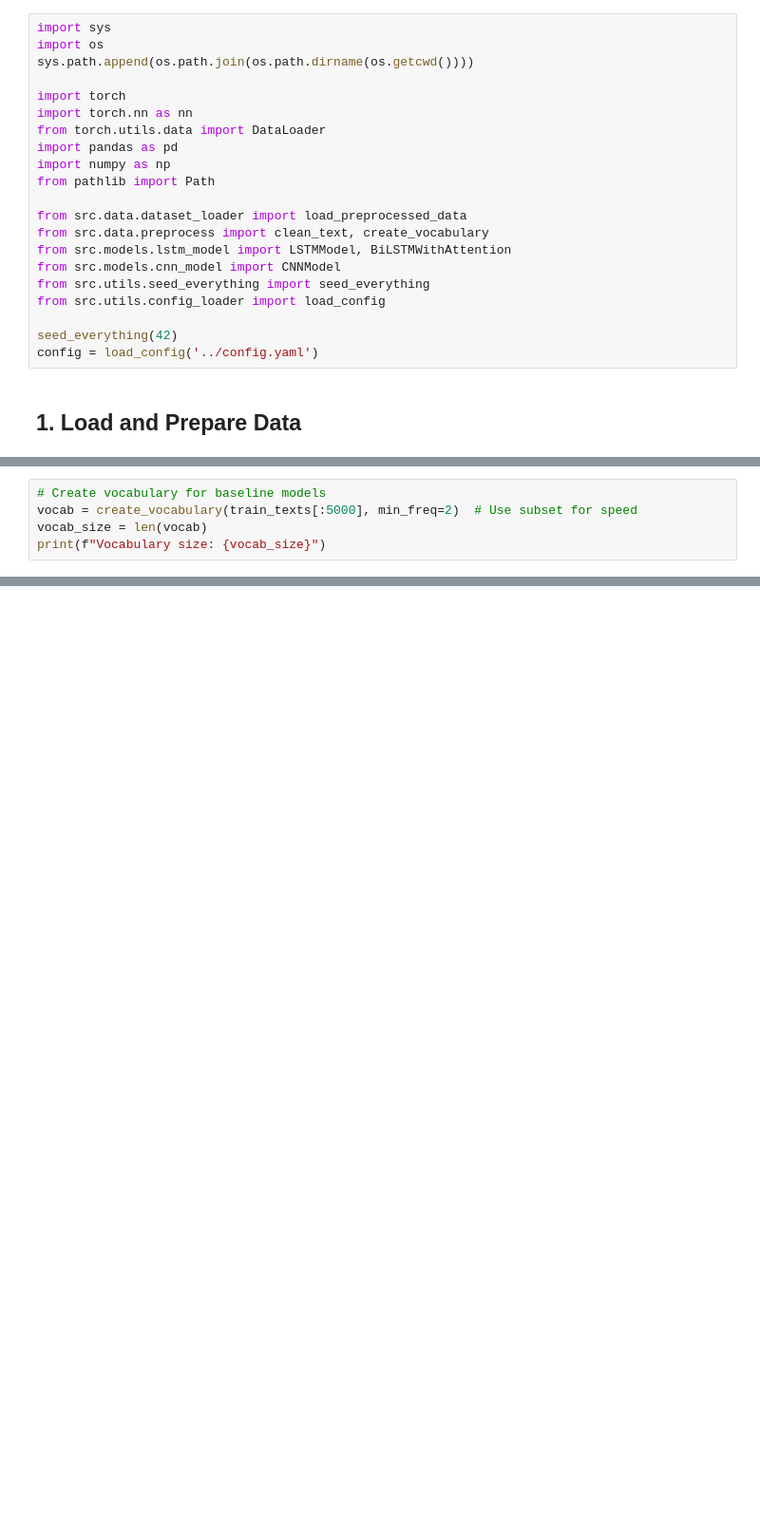
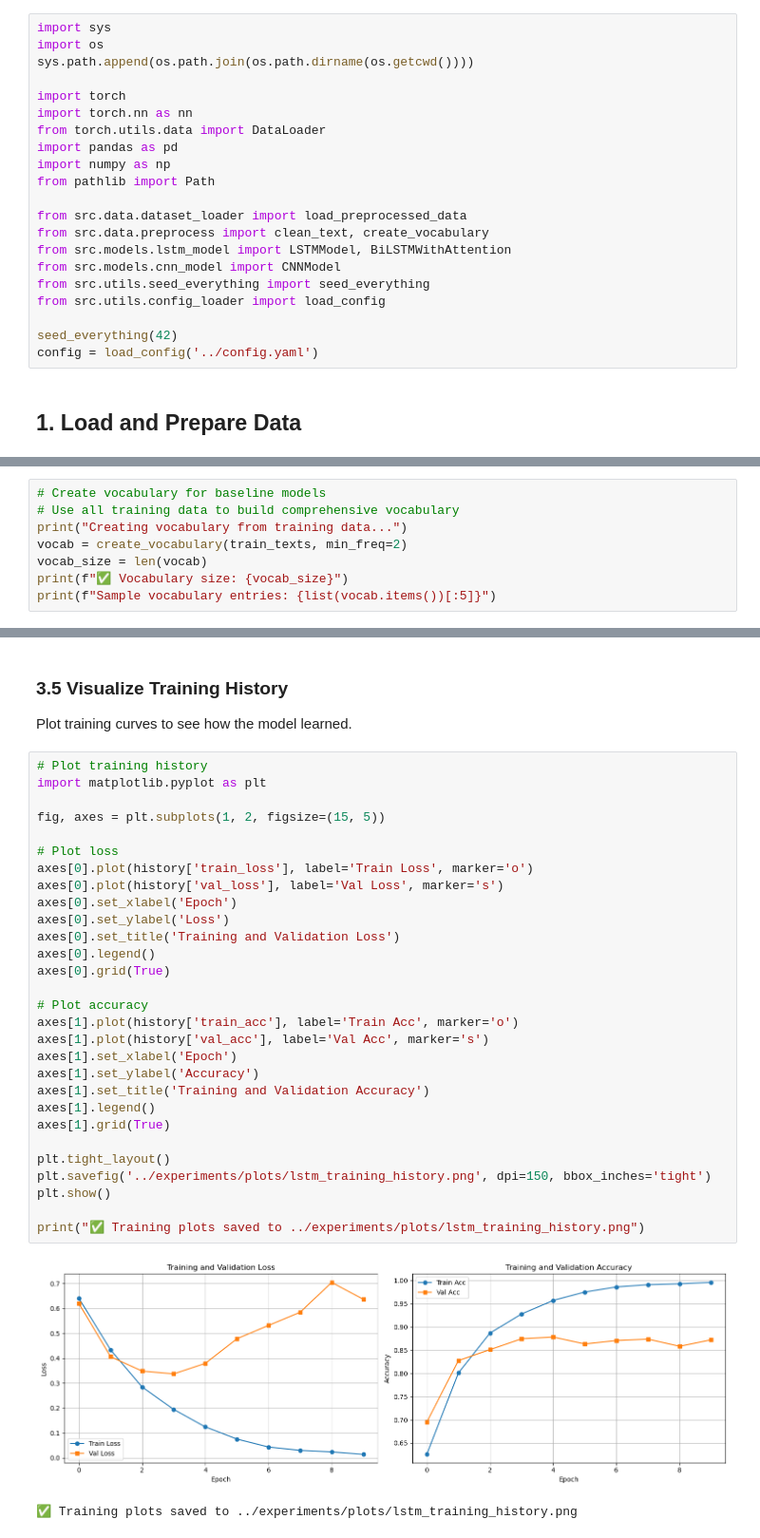
Before and after one commit to s207017/CZ4042-Group-Project, a Jupyter notebook: notebooks/03_baseline_models.ipynb, the cells around one changed output, grey strips where cells are left out. Shown at 95% size. Drawn from its saved outputs; the diff is of its cells as text; blank space fills up the shorter version.

```diff
--- a/notebooks/03_baseline_models.ipynb
+++ b/notebooks/03_baseline_models.ipynb
@@ -48,0 +53,8 @@ Note: Vocabulary creation uses the cleaned/preprocessed texts from the previous
+# %%
+# Create vocabulary for baseline models
+# Use all training data to build comprehensive vocabulary
+print("Creating vocabulary from training data...")
+vocab = create_vocabulary(train_texts, min_freq=2)
+vocab_size = len(vocab)
+print(f"✅ Vocabulary size: {vocab_size}")
+print(f"Sample vocabulary entries: {list(vocab.items())[:5]}")
@@ -71,5 +99,0 @@ print(f"LSTM Model parameters: {sum(p.numel() for p in lstm_model.parameters()):
-# %%
-# Create vocabulary for baseline models
-vocab = create_vocabulary(train_texts[:5000], min_freq=2)  # Use subset for speed
-vocab_size = len(vocab)
-print(f"Vocabulary size: {vocab_size}")
@@ -75,0 +449,36 @@ print(f"Vocabulary size: {vocab_size}")
+# %% [markdown]
+### 3.5 Visualize Training History
+
+Plot training curves to see how the model learned.
+# %%
+# Plot training history
+import matplotlib.pyplot as plt
+
+fig, axes = plt.subplots(1, 2, figsize=(15, 5))
+
+# Plot loss
+axes[0].plot(history['train_loss'], label='Train Loss', marker='o')
+axes[0].plot(history['val_loss'], label='Val Loss', marker='s')
+axes[0].set_xlabel('Epoch')
+axes[0].set_ylabel('Loss')
+axes[0].set_title('Training and Validation Loss')
+axes[0].legend()
+axes[0].grid(True)
+
+# Plot accuracy
+axes[1].plot(history['train_acc'], label='Train Acc', marker='o')
+axes[1].plot(history['val_acc'], label='Val Acc', marker='s')
+axes[1].set_xlabel('Epoch')
+axes[1].set_ylabel('Accuracy')
+axes[1].set_title('Training and Validation Accuracy')
+axes[1].legend()
+axes[1].grid(True)
+
+plt.tight_layout()
+plt.savefig('../experiments/plots/lstm_training_history.png', dpi=150, bbox_inches='tight')
+plt.show()
+
+print("✅ Training plots saved to ../experiments/plots/lstm_training_history.png")
+# %% [output]
+[figure, added]
+✅ Training plots saved to ../experiments/plots/lstm_training_history.png
```
Also changed, not shown: parts of 13 cells of this notebook.
